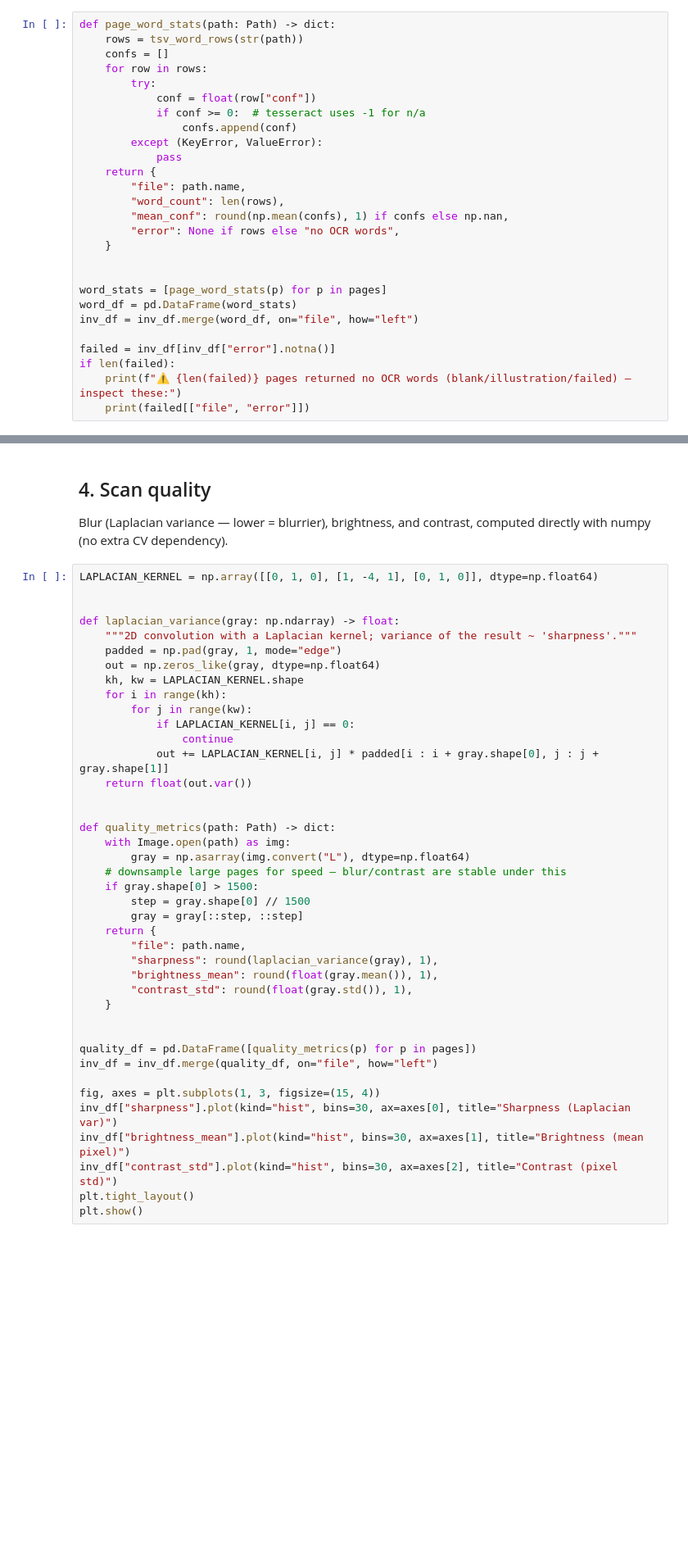
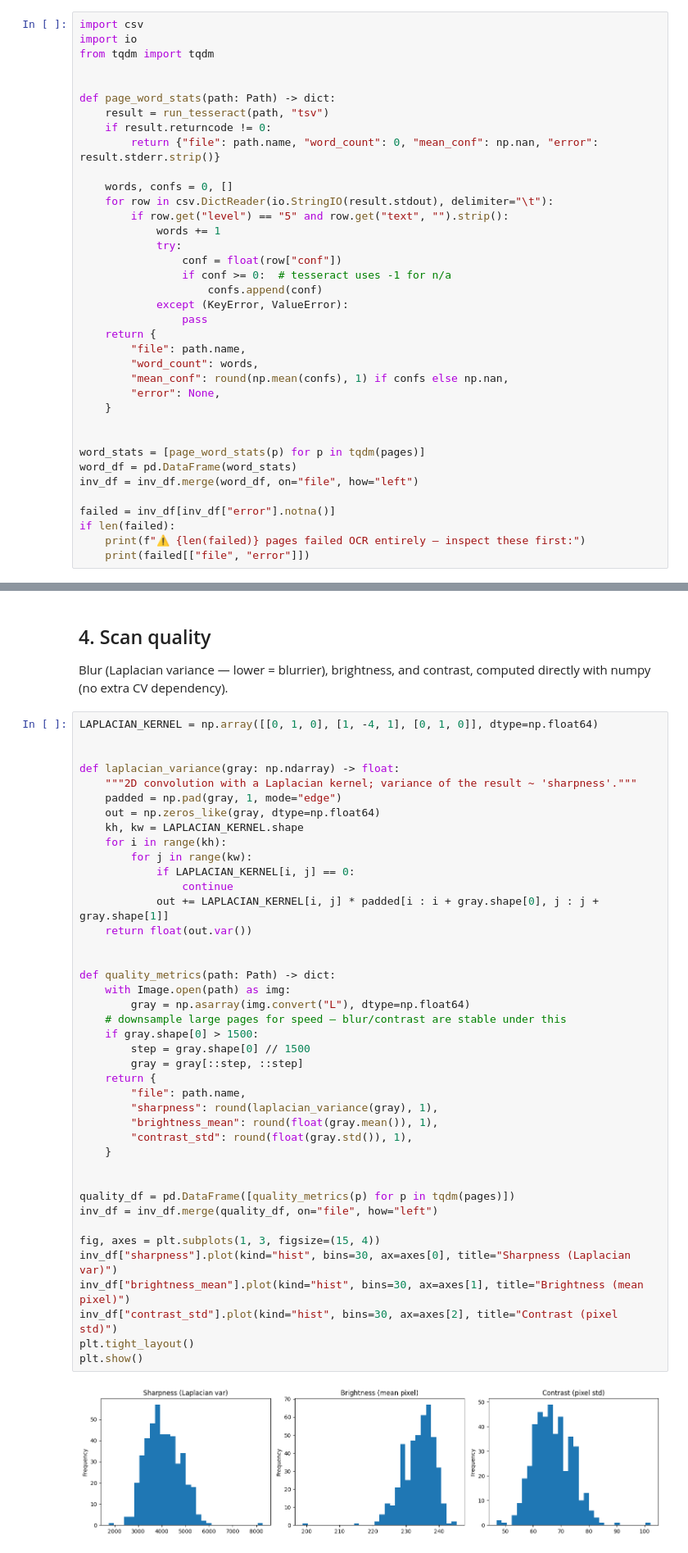
Before and after one commit to Aritra15/doc-agent-G14, a Jupyter notebook: notebooks/eda.ipynb, the cells around one changed output, grey strips where cells are left out. Shown: that part at 82% size. Drawn from its saved outputs; the diff is of its cells as text; blank space fills up the shorter version.

```diff
--- a/notebooks/eda.ipynb
+++ b/notebooks/eda.ipynb
@@ -132,31 +135,41 @@ plt.show()
 # %% [markdown]
 ## 3. Word / page counts via Tesseract
 # %%
+import csv
+import io
+from tqdm import tqdm
+
+
 def page_word_stats(path: Path) -> dict:
-    rows = tsv_word_rows(str(path))
-    confs = []
-    for row in rows:
-        try:
-            conf = float(row["conf"])
-            if conf >= 0:  # tesseract uses -1 for n/a
-                confs.append(conf)
-        except (KeyError, ValueError):
-            pass
+    result = run_tesseract(path, "tsv")
+    if result.returncode != 0:
+        return {"file": path.name, "word_count": 0, "mean_conf": np.nan, "error": result.stderr.strip()}
+
+    words, confs = 0, []
+    for row in csv.DictReader(io.StringIO(result.stdout), delimiter="\t"):
+        if row.get("level") == "5" and row.get("text", "").strip():
+            words += 1
+            try:
+                conf = float(row["conf"])
+                if conf >= 0:  # tesseract uses -1 for n/a
+                    confs.append(conf)
+            except (KeyError, ValueError):
+                pass
     return {
         "file": path.name,
-        "word_count": len(rows),
+        "word_count": words,
         "mean_conf": round(np.mean(confs), 1) if confs else np.nan,
-        "error": None if rows else "no OCR words",
+        "error": None,
     }
 
 
-word_stats = [page_word_stats(p) for p in pages]
+word_stats = [page_word_stats(p) for p in tqdm(pages)]
 word_df = pd.DataFrame(word_stats)
 inv_df = inv_df.merge(word_df, on="file", how="left")
 
 failed = inv_df[inv_df["error"].notna()]
 if len(failed):
-    print(f"⚠️ {len(failed)} pages returned no OCR words (blank/illustration/failed) — inspect these:")
+    print(f"⚠️ {len(failed)} pages failed OCR entirely — inspect these first:")
     print(failed[["file", "error"]])
 # %%
 print(f"Total words across corpus: {inv_df['word_count'].sum():,}")
@@ -190,34 +233,36 @@ def laplacian_variance(gray: np.ndarray) -> float:
         for j in range(kw):
             if LAPLACIAN_KERNEL[i, j] == 0:
                 continue
             out += LAPLACIAN_KERNEL[i, j] * padded[i : i + gray.shape[0], j : j + gray.shape[1]]
     return float(out.var())
 
 
 def quality_metrics(path: Path) -> dict:
     with Image.open(path) as img:
         gray = np.asarray(img.convert("L"), dtype=np.float64)
     # downsample large pages for speed — blur/contrast are stable under this
     if gray.shape[0] > 1500:
         step = gray.shape[0] // 1500
         gray = gray[::step, ::step]
     return {
         "file": path.name,
         "sharpness": round(laplacian_variance(gray), 1),
         "brightness_mean": round(float(gray.mean()), 1),
         "contrast_std": round(float(gray.std()), 1),
     }
 
 
-quality_df = pd.DataFrame([quality_metrics(p) for p in pages])
+quality_df = pd.DataFrame([quality_metrics(p) for p in tqdm(pages)])
 inv_df = inv_df.merge(quality_df, on="file", how="left")
 
 fig, axes = plt.subplots(1, 3, figsize=(15, 4))
 inv_df["sharpness"].plot(kind="hist", bins=30, ax=axes[0], title="Sharpness (Laplacian var)")
 inv_df["brightness_mean"].plot(kind="hist", bins=30, ax=axes[1], title="Brightness (mean pixel)")
 inv_df["contrast_std"].plot(kind="hist", bins=30, ax=axes[2], title="Contrast (pixel std)")
 plt.tight_layout()
 plt.show()
+# %% [output]
+[figure, added]
 # %%
 # Cross-check: low sharpness/contrast pages vs low OCR confidence — validates the metrics
 # actually track something the OCR engine struggles with, not just noise.
```
Also changed, not shown: parts of 18 cells of this notebook.
